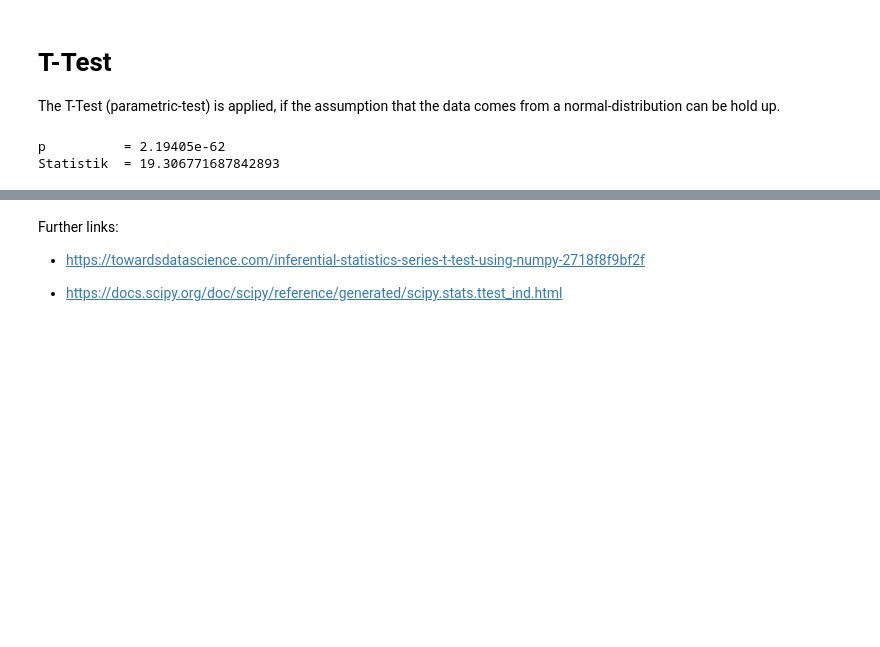
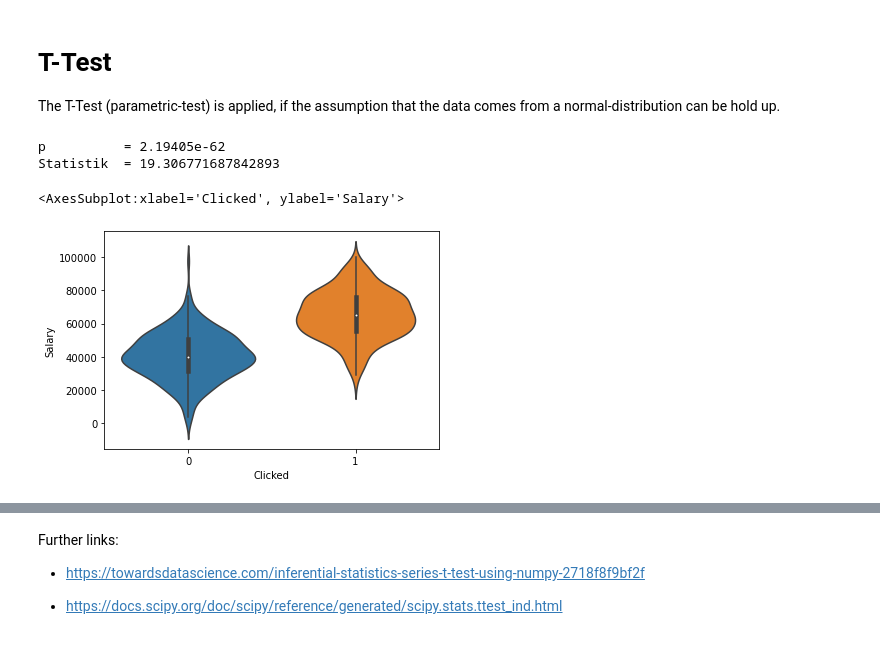
Before and after one commit to Gordi33/Statistical-Analysis, a Jupyter notebook: Bivariate-Analysis.ipynb, the cells around one changed output, grey strips where cells are left out. Drawn from its saved outputs; the diff is of its cells as text; code cells hidden in the pictures; blank space fills up the shorter version.

```diff
--- a/Bivariate-Analysis.ipynb
+++ b/Bivariate-Analysis.ipynb
@@ -53,3 +53,10 @@ print("Statistik  =", t_stat)
 # %% [output]
 p          = 2.19405e-62
 Statistik  = 19.306771687842893
+# %%
+import seaborn as sns
+
+sns.violinplot(x='Clicked', y='Salary', data=df)
+# %% [output]
+<AxesSubplot:xlabel='Clicked', ylabel='Salary'>
+[figure, added]
```
Also changed, not shown: parts of 1 cell of this notebook, 3 other files.
